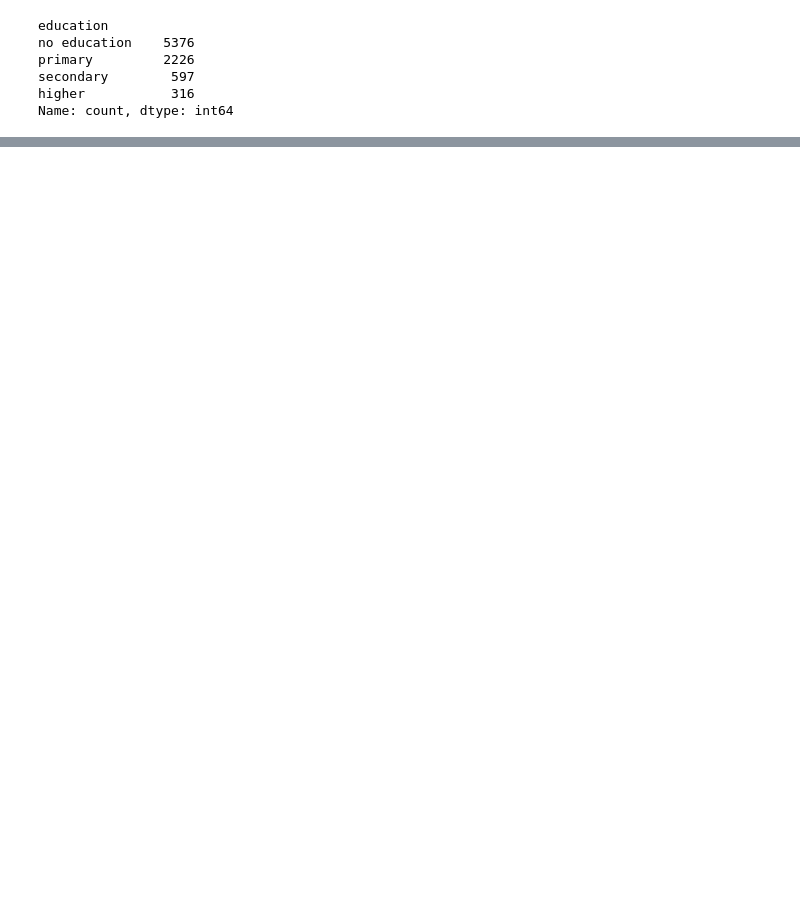
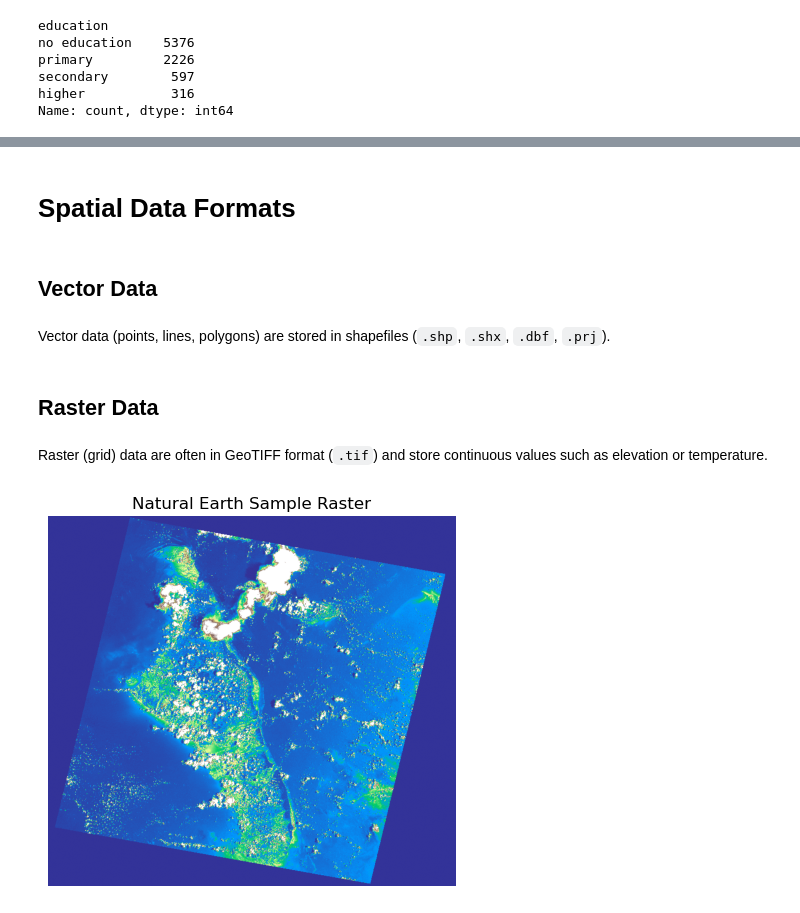
Before and after one commit to Natnael-Getahun/geo_spatial, a Jupyter notebook: chapter1.ipynb, the cells around one changed output, grey strips where cells are left out. Drawn from its saved outputs; the diff is of its cells as text; code cells hidden in the pictures; blank space fills up the shorter version.

```diff
--- a/chapter1.ipynb
+++ b/chapter1.ipynb
@@ -235,0 +485,31 @@ row
+# %% [markdown]
+# Spatial Data Formats
+# %% [markdown]
+
+## Vector Data
+# %% [markdown]
+
+Vector data (points, lines, polygons) are stored in shapefiles (`.shp`, `.shx`, `.dbf`, `.prj`).
+# %% [markdown]
+
+## Raster Data
+# %% [markdown]
+
+Raster (grid) data are often in GeoTIFF format (`.tif`) and store continuous values such as elevation or temperature.
+# %%
+# Download a small sample raster from rasterio's repo
+url = "https://github.com/mapbox/rasterio/raw/main/tests/data/RGB.byte.tif"
+raster_path = "RGB.byte.tif"
+with open(raster_path, "wb") as f:
+    f.write(requests.get(url).content)
+
+# Open and plot
+with rasterio.open(raster_path) as src:
+    data = src.read(1)  # first band
+
+    plt.imshow(data, cmap="terrain")
+    plt.title("Natural Earth Sample Raster")
+    plt.axis("off")
+    plt.show()
+# %% [output]
+[figure, added]
```
Also changed, not shown: parts of 36 cells of this notebook, 1 other file.
